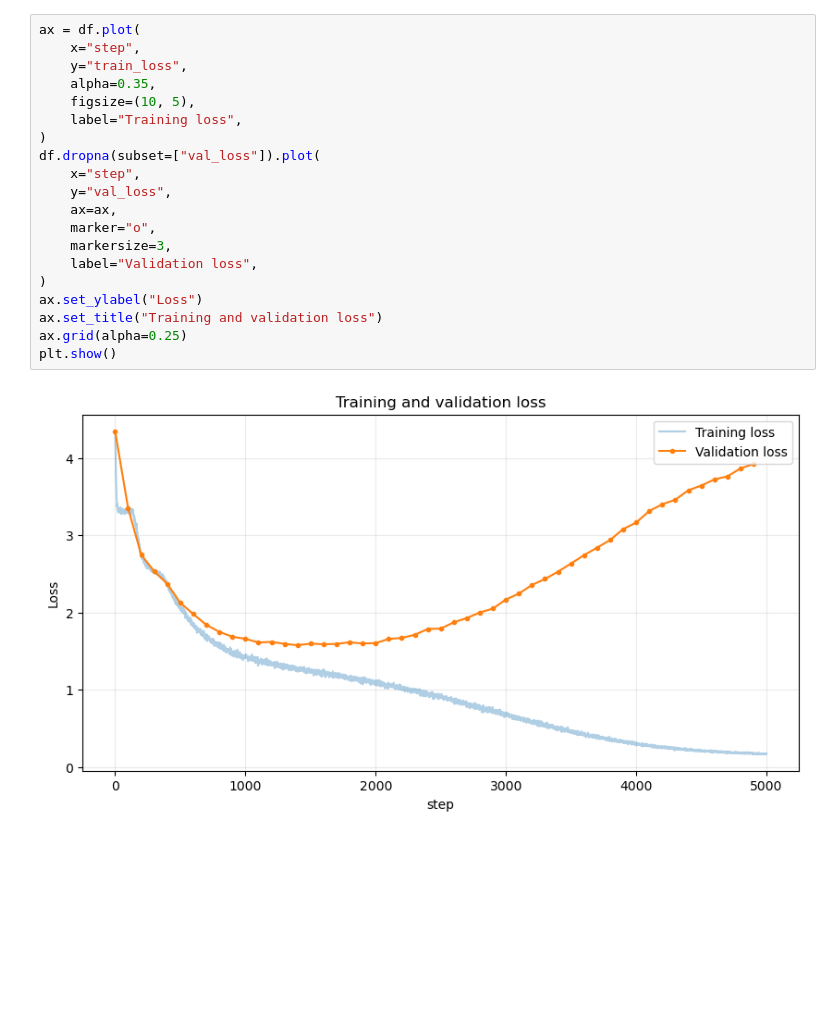
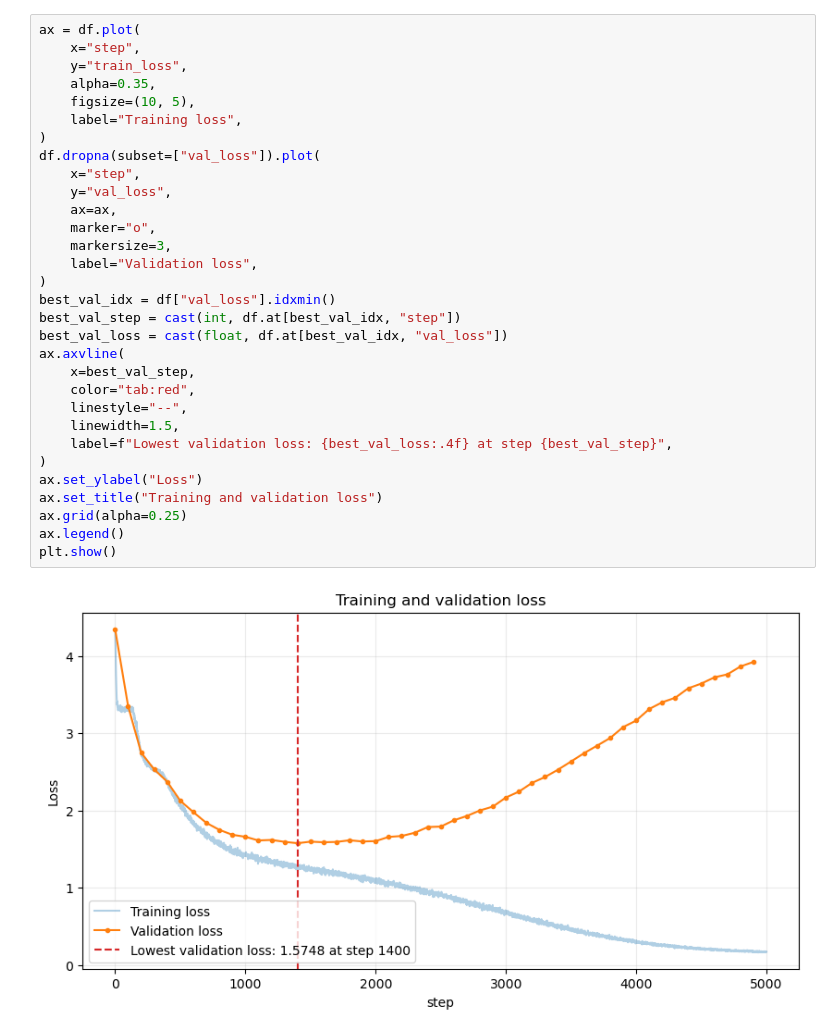
Before and after one commit to fabstorres/llm-from-scratch, a Jupyter notebook: analysis.ipynb, the cells around one changed output. Drawn from its saved outputs; the diff is of its cells as text; blank space fills up the shorter version.

```diff
--- a/analysis.ipynb
+++ b/analysis.ipynb
@@ -28,22 +31,33 @@ df.shape
 # %%
 ax = df.plot(
     x="step",
     y="train_loss",
     alpha=0.35,
     figsize=(10, 5),
     label="Training loss",
 )
 df.dropna(subset=["val_loss"]).plot(
     x="step",
     y="val_loss",
     ax=ax,
     marker="o",
     markersize=3,
     label="Validation loss",
 )
+best_val_idx = df["val_loss"].idxmin()
+best_val_step = cast(int, df.at[best_val_idx, "step"])
+best_val_loss = cast(float, df.at[best_val_idx, "val_loss"])
+ax.axvline(
+    x=best_val_step,
+    color="tab:red",
+    linestyle="--",
+    linewidth=1.5,
+    label=f"Lowest validation loss: {best_val_loss:.4f} at step {best_val_step}",
+)
 ax.set_ylabel("Loss")
 ax.set_title("Training and validation loss")
 ax.grid(alpha=0.25)
+ax.legend()
 plt.show()
 # %% [output]
-[figure, old version]
+[figure, new version]
```
Also changed, not shown: parts of 5 cells of this notebook, 1 other file.
